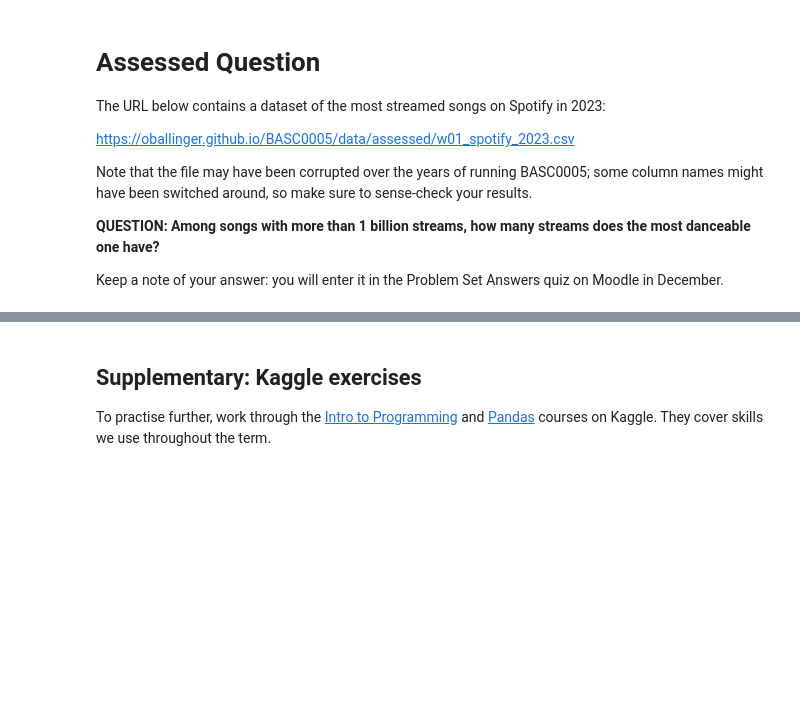
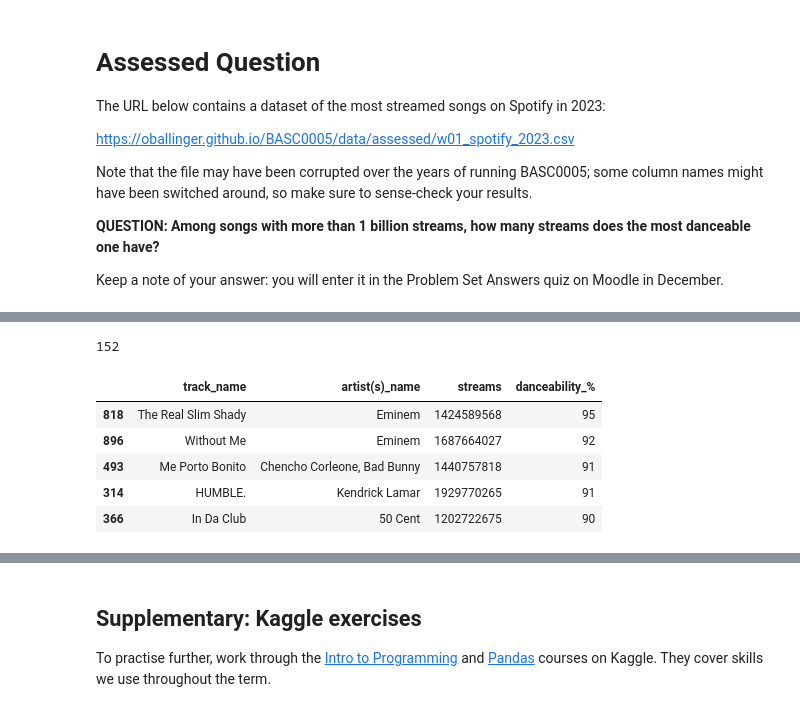
Before and after one commit to aydaugurel-web/QM2, a Jupyter notebook: notebooks/W01. Python Recap.ipynb, the cells around one changed output, grey strips where cells are left out. Cells and saved outputs as stored; diff of their text form; code cells hidden in the pictures; blank space fills up the shorter version.

```diff
--- a/notebooks/W01. Python Recap.ipynb
+++ b/notebooks/W01. Python Recap.ipynb
@@ -250,0 +297,11 @@ Keep a note of your answer: you will enter it in the Problem Set Answers quiz on
+# %%
+#i guess the streams and bpm column names were swapped, so i'll swap them back
+
+data = data.rename(columns={"streams": "bpm", "bpm": "streams"})
+# %%
+#i also want to fix the numbers stored as texts
+#in_deezer_playlists and in_shazam_charts were read as text because of commas
+
+data["in_deezer_playlists"] = data["in_deezer_playlists"].str.replace(",", "").astype(float)
+data["in_shazam_charts"] = data["in_shazam_charts"].str.replace(",", "").astype(float)
+data[["in_deezer_playlists", "in_shazam_charts"]].dtypes
@@ -250,0 +313,15 @@ Keep a note of your answer: you will enter it in the Problem Set Answers quiz on
+# %%
+#answer to the main question
+#i will sort songs with more than 1bn streams by danceability (highest first)
+
+billion = data[data["streams"] > 1000000000]
+print(len(billion))
+billion.sort_values(by="danceability_%", ascending=False)[["track_name", "artist(s)_name", "streams", "danceability_%"]].head()
+# %% [output]
+152
+|  | track_name | artist(s)_name | streams | danceability_% |
+| 818 | The Real Slim Shady | Eminem | 1424589568 | 95 |
+| 896 | Without Me | Eminem | 1687664027 | 92 |
+| 493 | Me Porto Bonito | Chencho Corleone, Bad Bunny | 1440757818 | 91 |
+| 314 | HUMBLE. | Kendrick Lamar | 1929770265 | 91 |
+| 366 | In Da Club | 50 Cent | 1202722675 | 90 |
```
Also changed, not shown: parts of 6 cells of this notebook.
